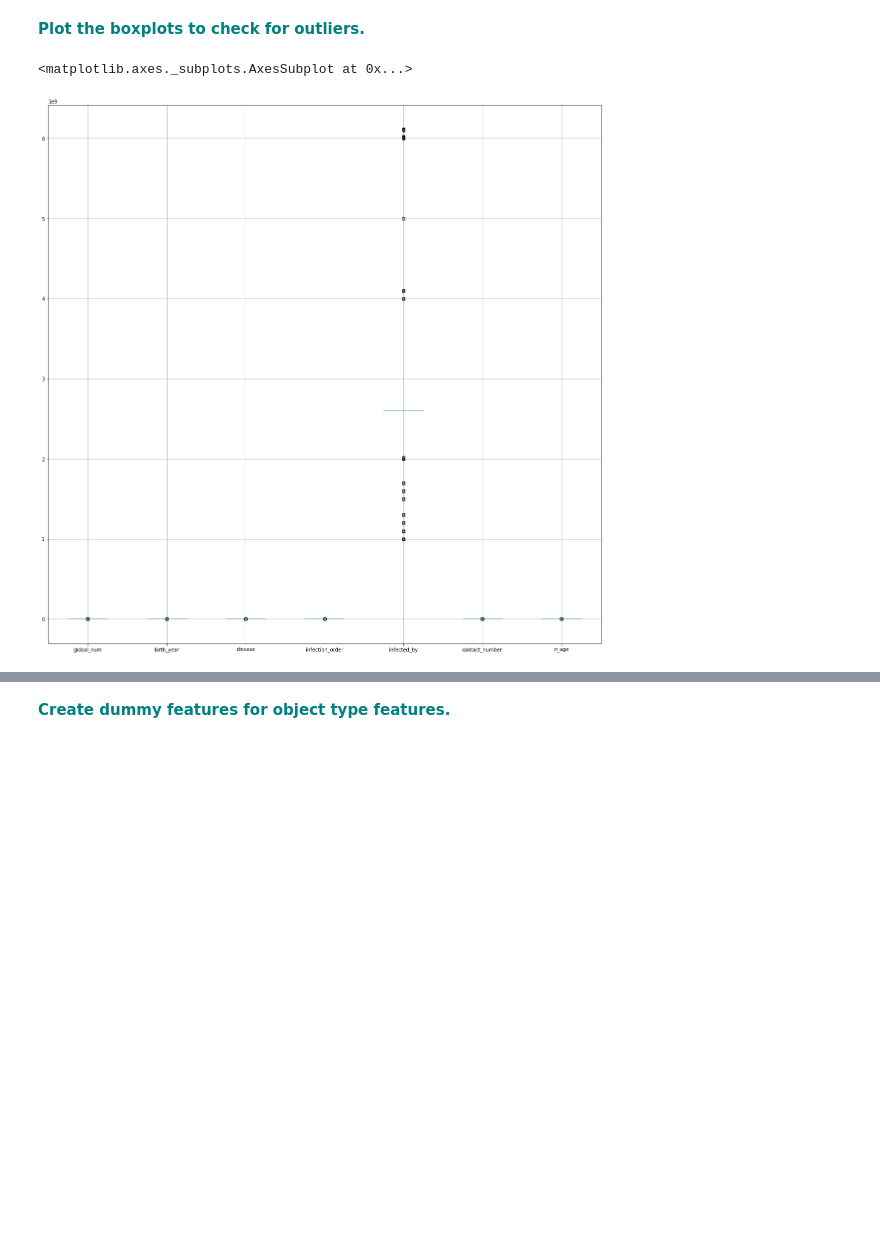
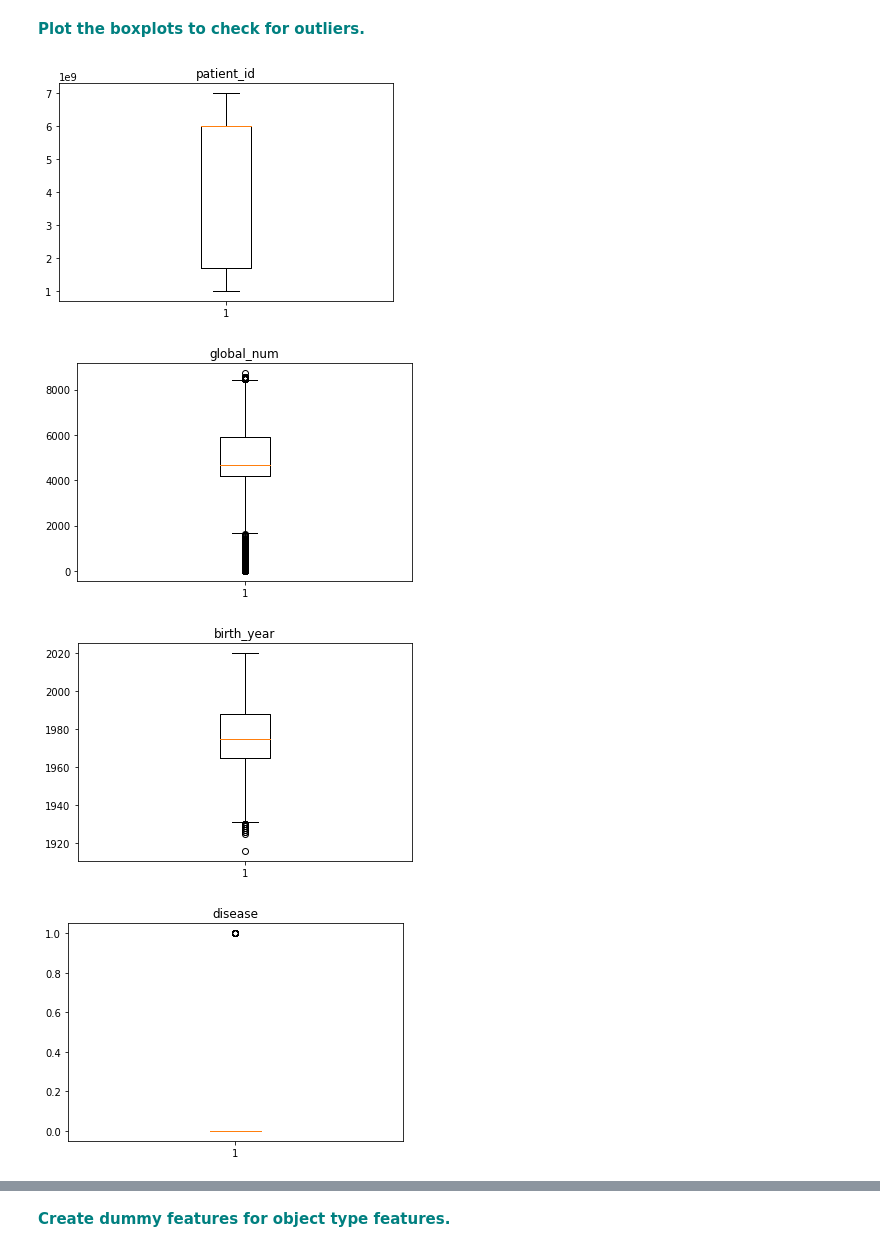
Before and after one commit to allen44/case-study-random-forest, a Jupyter notebook: RandomForest_casestudy_covid19.ipynb, the cells around one changed output, grey strips where cells are left out. Drawn from its saved outputs; the diff is of its cells as text; code cells hidden in the pictures; blank space fills up the shorter version.

Commit message:
Imporve boxplots

```diff
--- a/RandomForest_casestudy_covid19.ipynb
+++ b/RandomForest_casestudy_covid19.ipynb
@@ -494,8 +494,13 @@ sns.heatmap(df.drop(columns='patient_id').corr())
 [figure]
 # %% [markdown]
 **<font color='teal'> Plot the boxplots to check for outliers. </font>**
-# %%
-df.drop(columns='patient_id').boxplot(figsize=(20,20))
-# %% [output]
-<matplotlib.axes._subplots.AxesSubplot at 0x...>
-[figure, removed]
+# %%
+for col in list(df.select_dtypes(['int', 'float'] ).columns):
+  plt.figure()
+  plt.boxplot(df[col])
+  plt.title(col)
+# %% [output]
+[figure, added]
+[figure, added]
+[figure, added]
+[figure, added]
```
Also changed, not shown: parts of 1 cell of this notebook.
